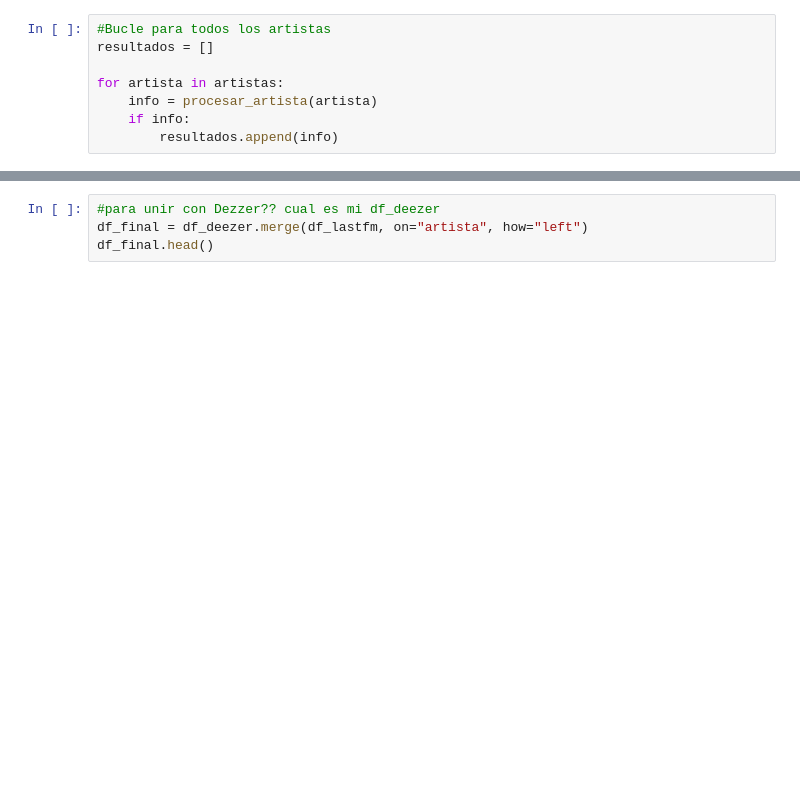
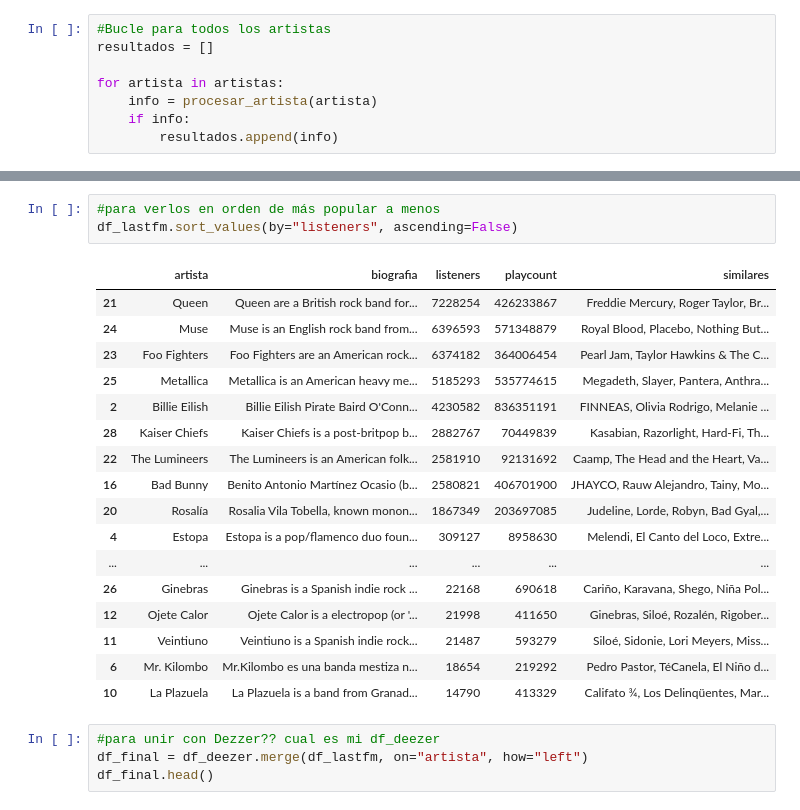
Before and after one commit to cristimimej/proyecto-da-promo-69-modulo-2-team-1, a Jupyter notebook: prueba_lastfm.ipynb, the cells around one changed output, grey strips where cells are left out. Saved outputs shown, nothing was run; the diff lists cells and outputs as text; blank space fills up the shorter version.

```diff
--- a/prueba_lastfm.ipynb
+++ b/prueba_lastfm.ipynb
@@ -130,3 +148,24 @@ df_lastfm
+# %%
+#para verlos en orden de más popular a menos
+df_lastfm.sort_values(by="listeners", ascending=False)
+# %% [output]
+|  | artista | biografia | listeners | playcount | similares |
+| 21 | Queen | Queen are a British rock band for... | 7228254 | 426233867 | Freddie Mercury, Roger Taylor, Br... |
+| 24 | Muse | Muse is an English rock band from... | 6396593 | 571348879 | Royal Blood, Placebo, Nothing But... |
+| 23 | Foo Fighters | Foo Fighters are an American rock... | 6374182 | 364006454 | Pearl Jam, Taylor Hawkins & The C... |
+| 25 | Metallica | Metallica is an American heavy me... | 5185293 | 535774615 | Megadeth, Slayer, Pantera, Anthra... |
+| 2 | Billie Eilish | Billie Eilish Pirate Baird O'Conn... | 4230582 | 836351191 | FINNEAS, Olivia Rodrigo, Melanie ... |
+| 28 | Kaiser Chiefs | Kaiser Chiefs is a post-britpop b... | 2882767 | 70449839 | Kasabian, Razorlight, Hard-Fi, Th... |
+| 22 | The Lumineers | The Lumineers is an American folk... | 2581910 | 92131692 | Caamp, The Head and the Heart, Va... |
+| 16 | Bad Bunny | Benito Antonio Martínez Ocasio (b... | 2580821 | 406701900 | JHAYCO, Rauw Alejandro, Tainy, Mo... |
+| 20 | Rosalía | Rosalia Vila Tobella, known monon... | 1867349 | 203697085 | Judeline, Lorde, Robyn, Bad Gyal,... |
+| 4 | Estopa | Estopa is a pop/flamenco duo foun... | 309127 | 8958630 | Melendi, El Canto del Loco, Extre... |
+| ... | ... | ... | ... | ... | ... |
+| 26 | Ginebras | Ginebras is a Spanish indie rock ... | 22168 | 690618 | Cariño, Karavana, Shego, Niña Pol... |
+| 12 | Ojete Calor | Ojete Calor is a electropop (or '... | 21998 | 411650 | Ginebras, Siloé, Rozalén, Rigober... |
+| 11 | Veintiuno | Veintiuno is a Spanish indie rock... | 21487 | 593279 | Siloé, Sidonie, Lori Meyers, Miss... |
+| 6 | Mr. Kilombo | Mr.Kilombo es una banda mestiza n... | 18654 | 219292 | Pedro Pastor, TéCanela, El Niño d... |
+| 10 | La Plazuela | La Plazuela is a band from Granad... | 14790 | 413329 | Califato ¾, Los Delinqüentes, Mar... |
 # %%
 #para unir con Dezzer?? cual es mi df_deezer
 df_final = df_deezer.merge(df_lastfm, on="artista", how="left")
```
Also changed, not shown: parts of 7 cells of this notebook.
